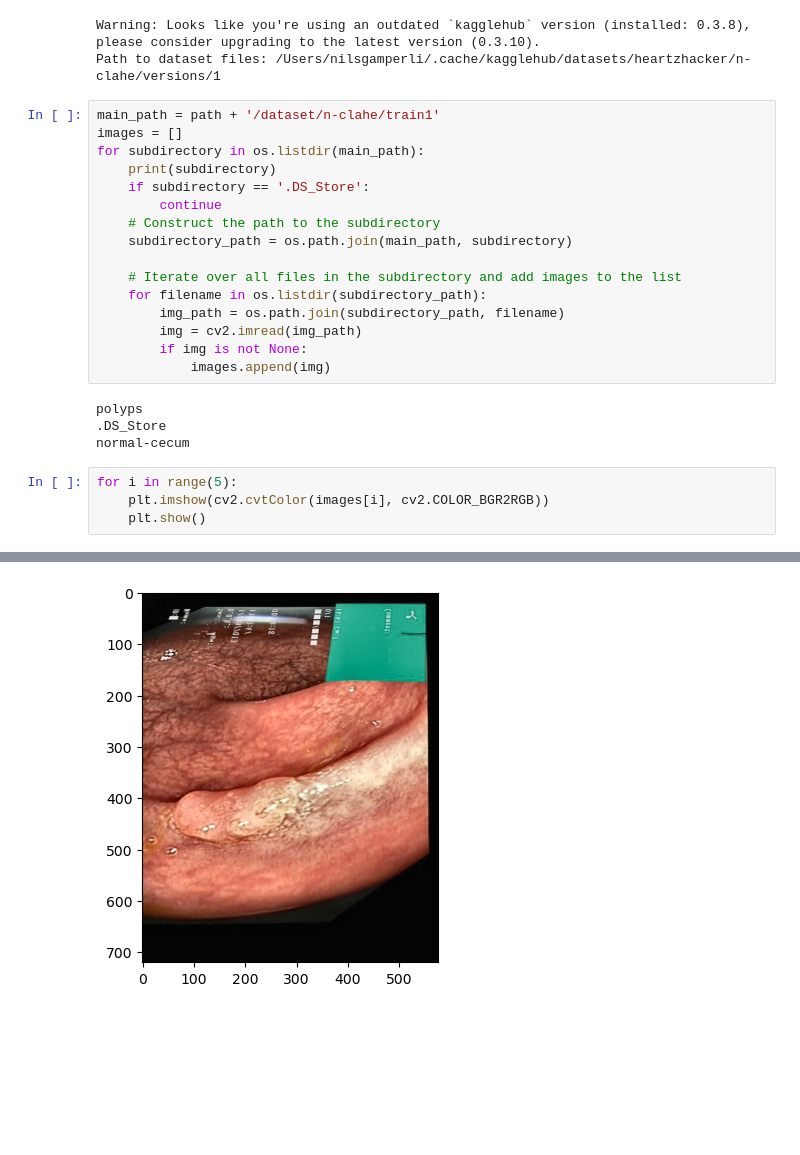
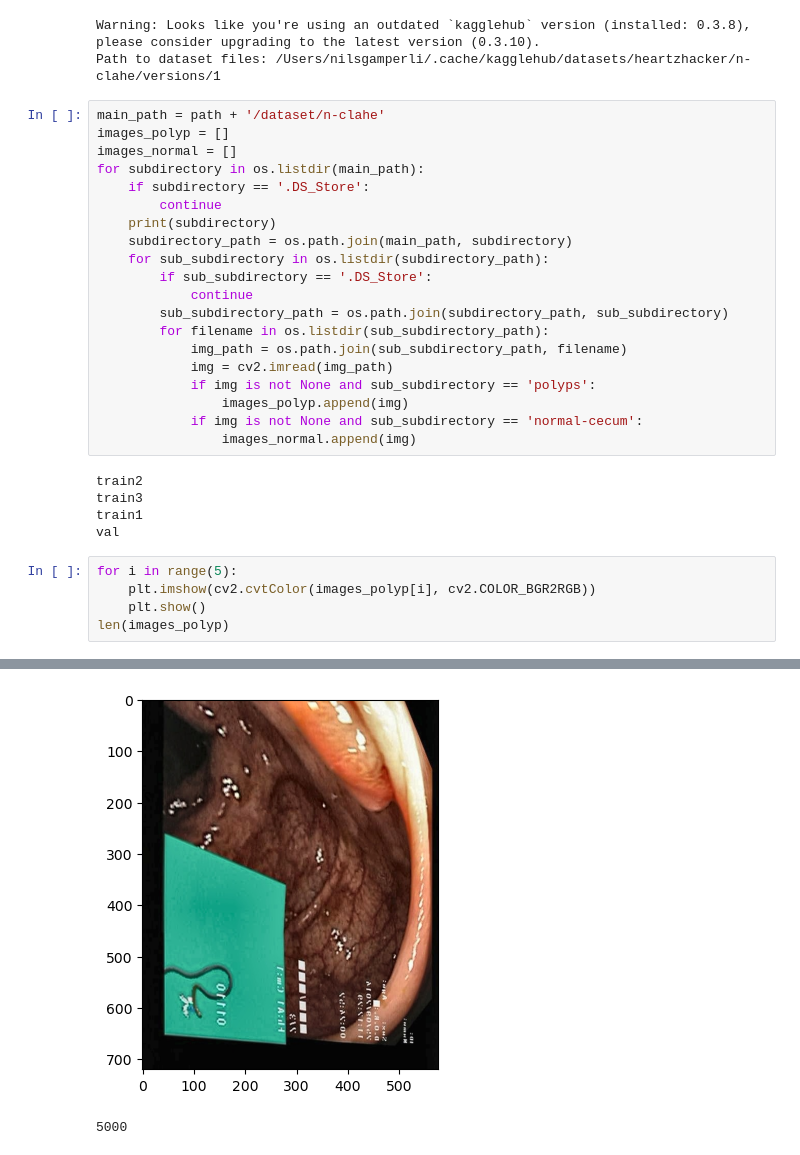
Before and after one commit to Nelson0101/Kvasir-PolypNet, a Jupyter notebook: nils/data_analysis.ipynb, the cells around one changed output, grey strips where cells are left out. Cells and saved outputs as stored; diff of their text form; blank space fills up the shorter version.

```diff
--- a/nils/data_analysis.ipynb
+++ b/nils/data_analysis.ipynb
@@ -12,27 +13,33 @@ print("Path to dataset files:", path)
 Warning: Looks like you're using an outdated `kagglehub` version (installed: 0.3.8), please consider upgrading to the latest version (0.3.10).
 Path to dataset files: /Users/nilsgamperli/.cache/kagglehub/datasets/heartzhacker/n-clahe/versions/1
 # %%
-main_path = path + '/dataset/n-clahe/train1'
-images = []
+main_path = path + '/dataset/n-clahe'
+images_polyp = []
+images_normal = []
 for subdirectory in os.listdir(main_path):
-    print(subdirectory)
     if subdirectory == '.DS_Store':
         continue
-    # Construct the path to the subdirectory
+    print(subdirectory)
     subdirectory_path = os.path.join(main_path, subdirectory)
-
-    # Iterate over all files in the subdirectory and add images to the list
-    for filename in os.listdir(subdirectory_path):
-        img_path = os.path.join(subdirectory_path, filename)
-        img = cv2.imread(img_path)
-        if img is not None:
-            images.append(img)
+    for sub_subdirectory in os.listdir(subdirectory_path):
+        if sub_subdirectory == '.DS_Store':
+            continue
+        sub_subdirectory_path = os.path.join(subdirectory_path, sub_subdirectory)
+        for filename in os.listdir(sub_subdirectory_path):
+            img_path = os.path.join(sub_subdirectory_path, filename)
+            img = cv2.imread(img_path)
+            if img is not None and sub_subdirectory == 'polyps':
+                images_polyp.append(img)
+            if img is not None and sub_subdirectory == 'normal-cecum':
+                images_normal.append(img)
 # %% [output]
-polyps
-.DS_Store
-normal-cecum
+train2
+train3
+train1
+val
 # %%
 for i in range(5):
-    plt.imshow(cv2.cvtColor(images[i], cv2.COLOR_BGR2RGB))
+    plt.imshow(cv2.cvtColor(images_polyp[i], cv2.COLOR_BGR2RGB))
     plt.show()
+len(images_polyp)
 # %% [output]
@@ -43 +50,2 @@ for i in range(5):
-[figure, old version]
+[figure, new version]
+5000
```
Also changed, not shown: parts of 4 cells of this notebook.
